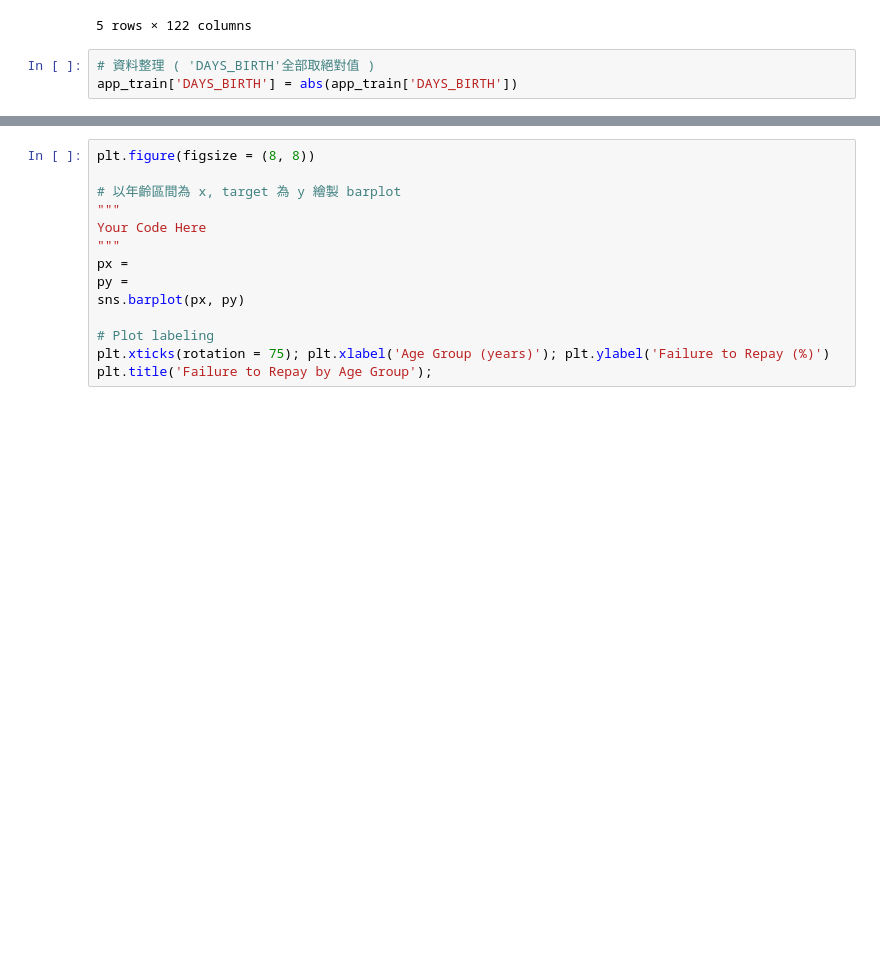
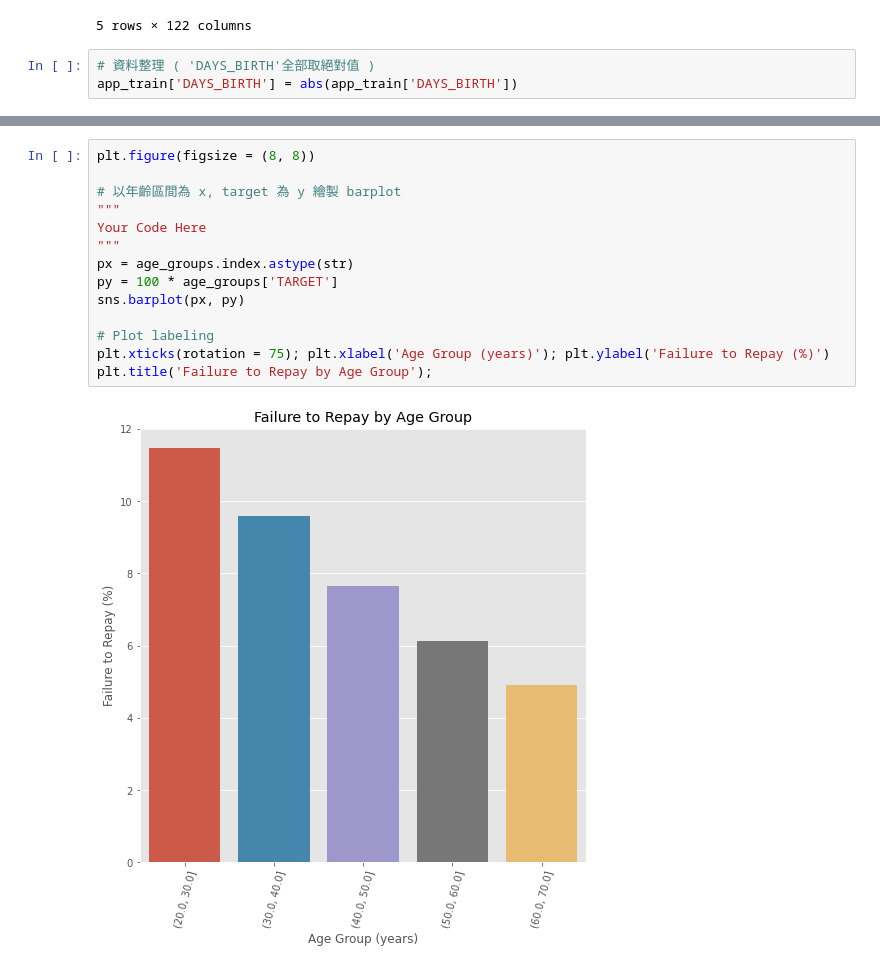
Before and after one commit to Ming-chen-hsiao/1st-DL-CVMarathon, a Jupyter notebook: Day_016_HW.ipynb, the cells around one changed output, grey strips where cells are left out. Drawn from its saved outputs; the diff is of its cells as text; blank space fills up the shorter version.

```diff
--- a/Day_016_HW.ipynb
+++ b/Day_016_HW.ipynb
@@ -84,14 +107,16 @@ age_groups
 # %%
 plt.figure(figsize = (8, 8))
 
 # 以年齡區間為 x, target 為 y 繪製 barplot
 """
 Your Code Here
 """
-px =
-py =
+px = age_groups.index.astype(str)
+py = 100 * age_groups['TARGET']
 sns.barplot(px, py)
 
 # Plot labeling
 plt.xticks(rotation = 75); plt.xlabel('Age Group (years)'); plt.ylabel('Failure to Repay (%)')
 plt.title('Failure to Repay by Age Group');
+# %% [output]
+[figure, added]
```
Also changed, not shown: parts of 3 cells of this notebook.
